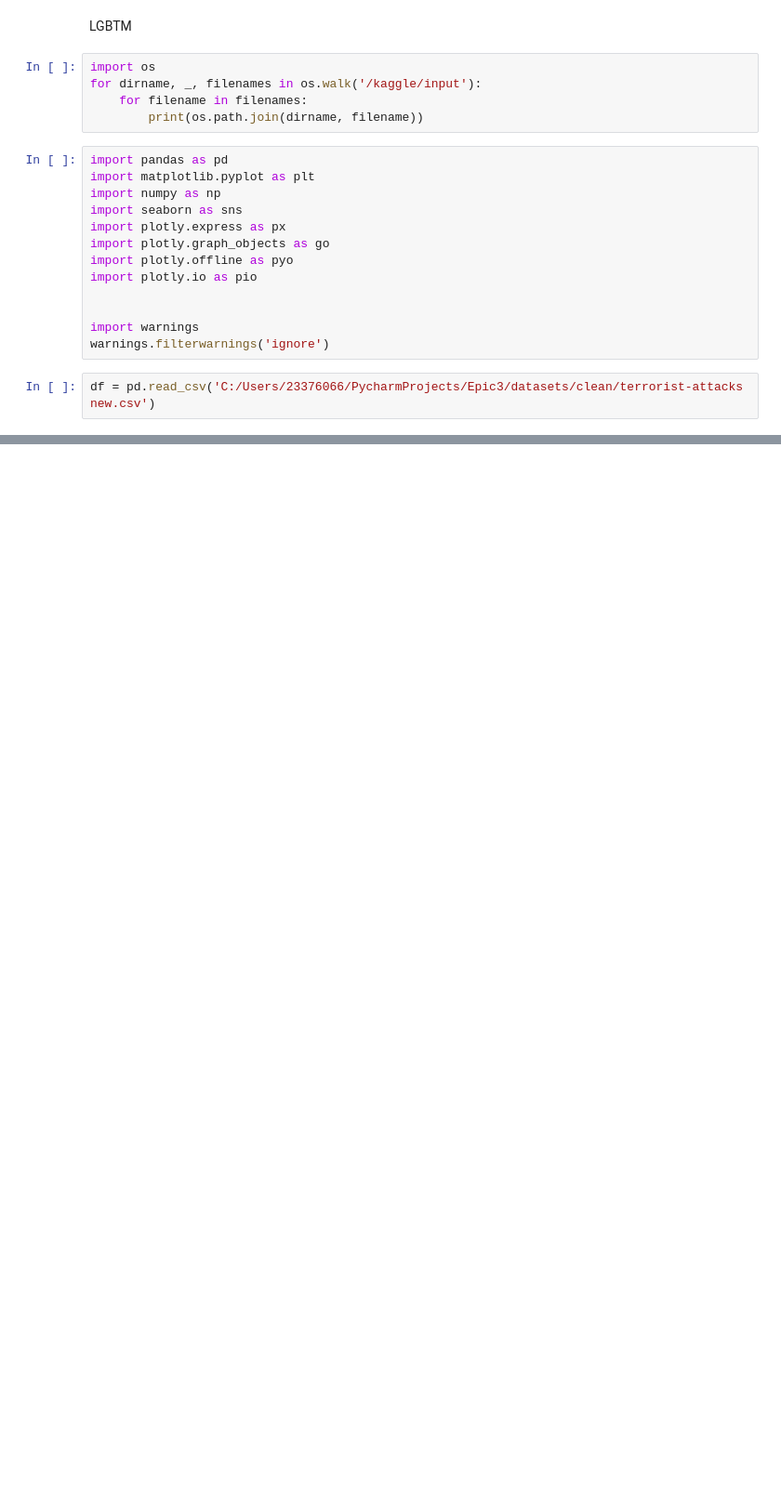
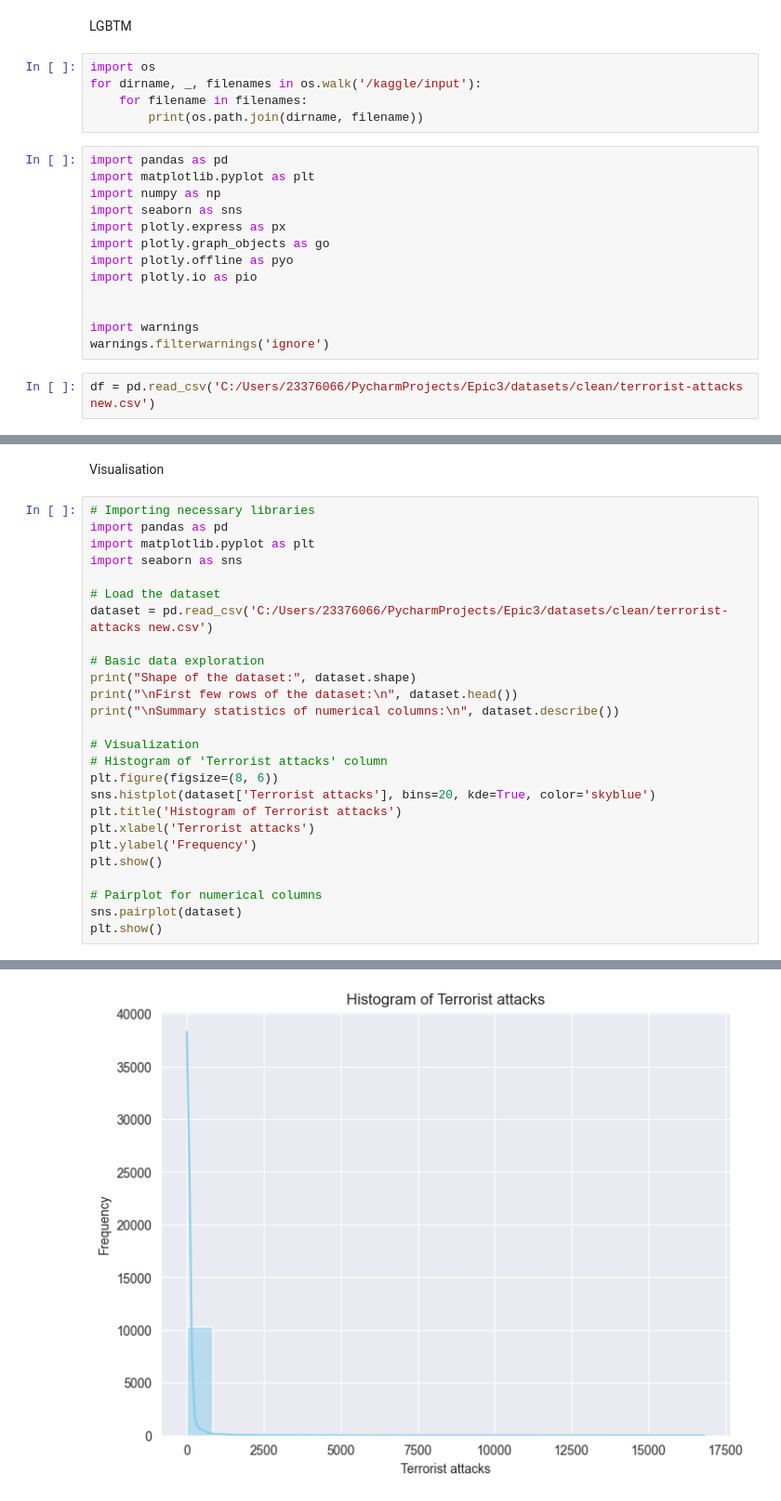
Before and after one commit to SyedFahimRahman/Epic3, a Jupyter notebook: Models/main.ipynb, the cells around one changed output, grey strips where cells are left out. Shown at 93% size. Drawn from its saved outputs; the diff is of its cells as text; blank space fills up the shorter version.

```diff
--- a/Models/main.ipynb
+++ b/Models/main.ipynb
@@ -33,0 +330,29 @@ print("Columns: " + str(cols))
+# %% [markdown]
+Visualisation
+# %%
+# Importing necessary libraries
+import pandas as pd
+import matplotlib.pyplot as plt
+import seaborn as sns
+
+# Load the dataset
+dataset = pd.read_csv('C:/Users/23376066/PycharmProjects/Epic3/datasets/clean/terrorist-attacks new.csv')
+
+# Basic data exploration
+print("Shape of the dataset:", dataset.shape)
+print("\nFirst few rows of the dataset:\n", dataset.head())
+print("\nSummary statistics of numerical columns:\n", dataset.describe())
+
+# Visualization
+# Histogram of 'Terrorist attacks' column
+plt.figure(figsize=(8, 6))
+sns.histplot(dataset['Terrorist attacks'], bins=20, kde=True, color='skyblue')
+plt.title('Histogram of Terrorist attacks')
+plt.xlabel('Terrorist attacks')
+plt.ylabel('Frequency')
+plt.show()
+
+# Pairplot for numerical columns
+sns.pairplot(dataset)
+plt.show()
+# %% [output]
@@ -33,0 +379 @@ print("Columns: " + str(cols))
+[figure, added]
```
Also changed, not shown: parts of 41 cells of this notebook, 3 other files.
